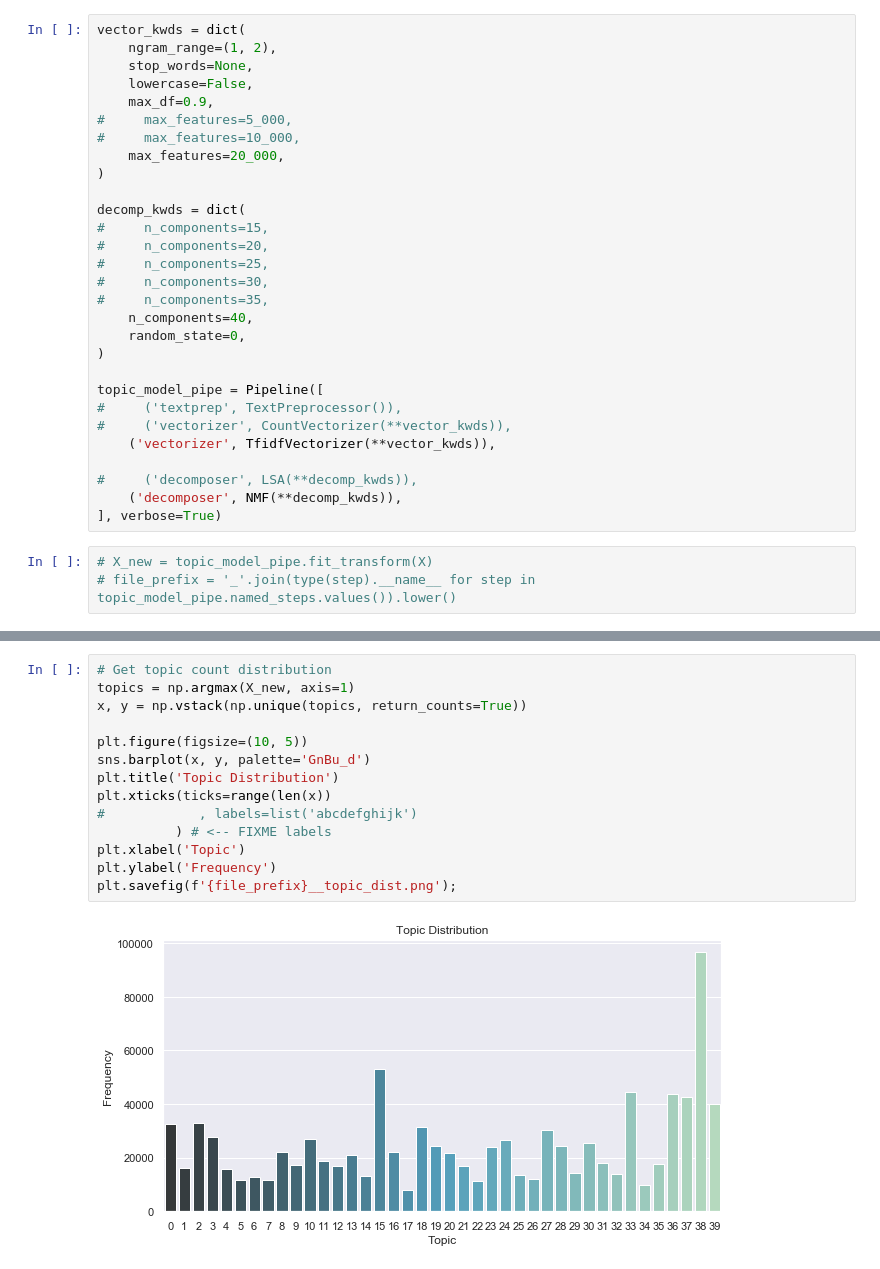
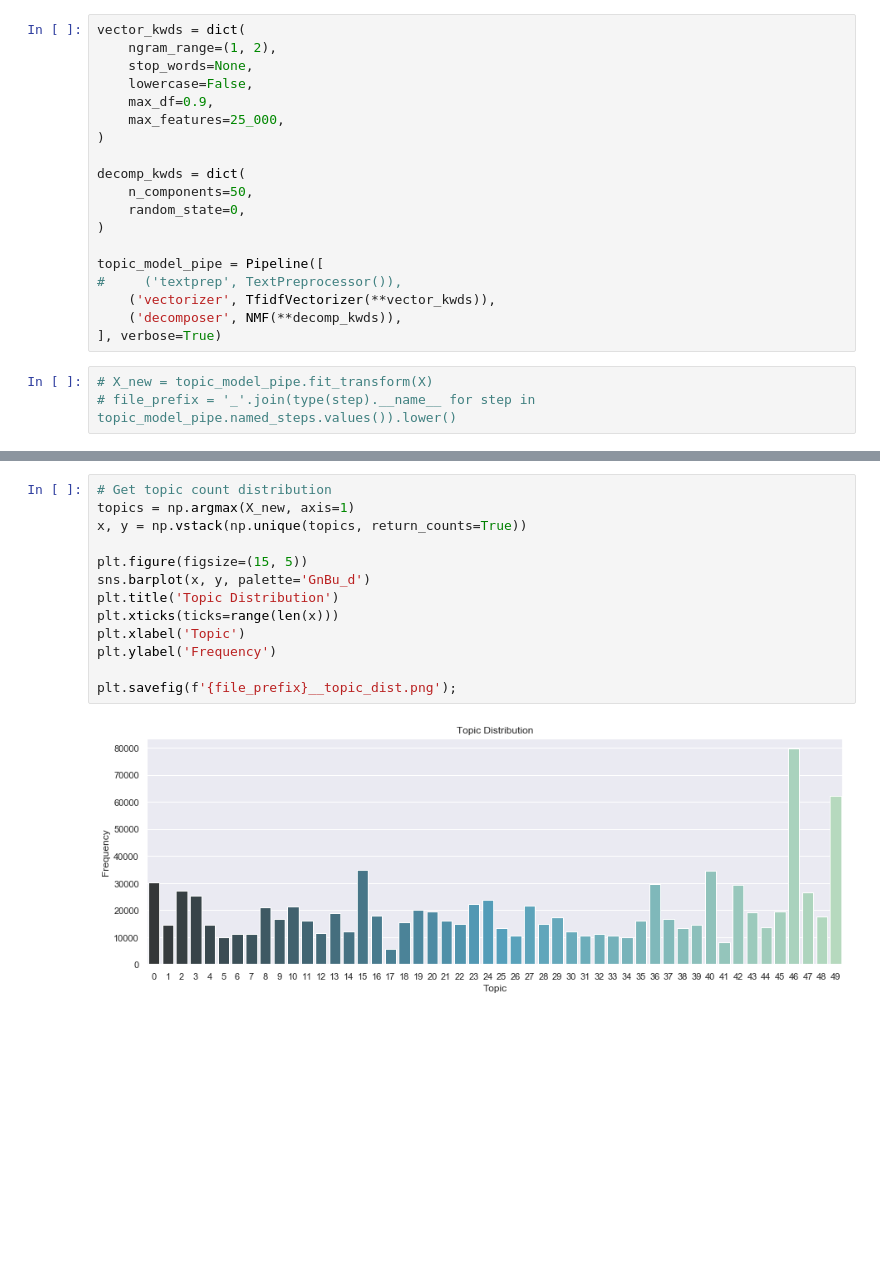
Before and after one commit to MattEding/Quora-Topic-Modelling, a Jupyter notebook: quora_topic_modeling-v2.ipynb, the cells around one changed output, grey strips where cells are left out. Saved outputs shown, nothing was run; the diff lists cells and outputs as text; blank space fills up the shorter version.

```diff
--- a/quora_topic_modeling-v2.ipynb
+++ b/quora_topic_modeling-v2.ipynb
@@ -107,27 +107,17 @@ vector_kwds = dict(
     stop_words=None,
     lowercase=False,
     max_df=0.9,
-#     max_features=5_000,
-#     max_features=10_000,
-    max_features=20_000,
+    max_features=25_000,
 )
 
 decomp_kwds = dict(
-#     n_components=15,
-#     n_components=20,
-#     n_components=25,
-#     n_components=30,
-#     n_components=35,
-    n_components=40,
+    n_components=50,
     random_state=0,
 )
 
 topic_model_pipe = Pipeline([
 #     ('textprep', TextPreprocessor()),
-#     ('vectorizer', CountVectorizer(**vector_kwds)),
     ('vectorizer', TfidfVectorizer(**vector_kwds)),
-
-#     ('decomposer', LSA(**decomp_kwds)),
     ('decomposer', NMF(**decomp_kwds)),
 ], verbose=True)
 # %%
@@ -194,19 +172,18 @@ joblib.dump(top_words_df, f'{file_prefix}__top_words.joblib')
 # %%
 # Get topic count distribution
 topics = np.argmax(X_new, axis=1)
 x, y = np.vstack(np.unique(topics, return_counts=True))
 
-plt.figure(figsize=(10, 5))
+plt.figure(figsize=(15, 5))
 sns.barplot(x, y, palette='GnBu_d')
 plt.title('Topic Distribution')
-plt.xticks(ticks=range(len(x))
-#            , labels=list('abcdefghijk')
-          ) # <-- FIXME labels
+plt.xticks(ticks=range(len(x)))
 plt.xlabel('Topic')
 plt.ylabel('Frequency')
+
 plt.savefig(f'{file_prefix}__topic_dist.png');
 # %% [output]
-[figure, old version]
+[figure, new version]
 # %%
 # Get top representative sentences
 n_sents = 8
```
Also changed, not shown: parts of 28 cells of this notebook, 1 other file.
